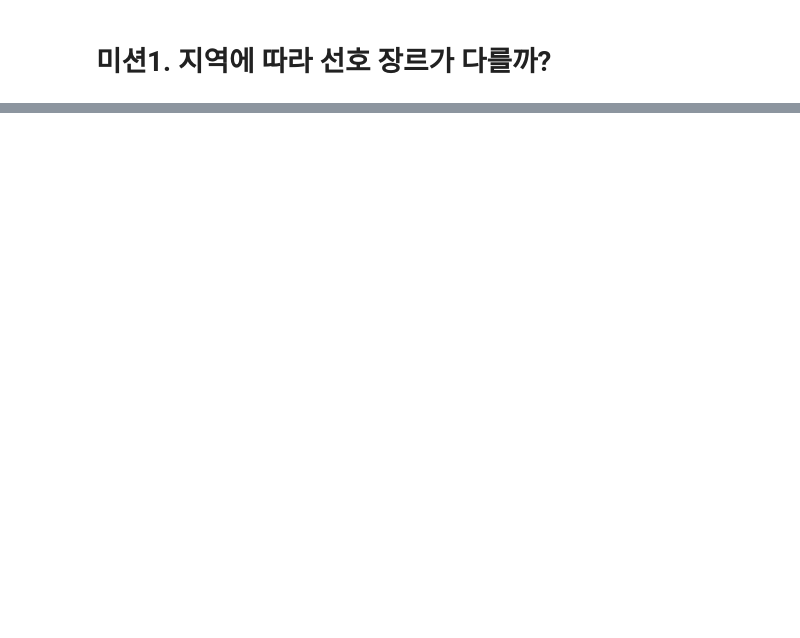
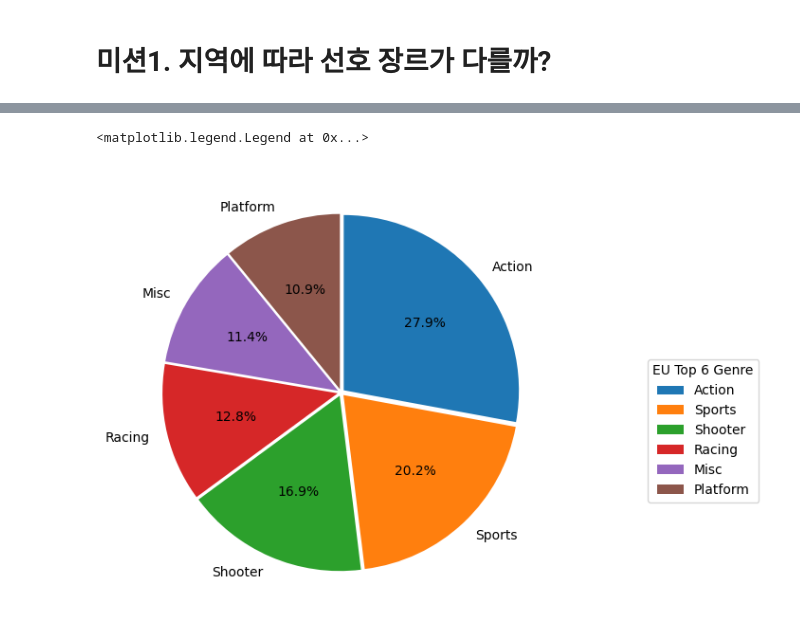
Before and after one commit to dhwan-dj/AIB16_Section1-project, a Jupyter notebook: S1_PJT_AI_16_김동환.ipynb, the cells around one changed output, grey strips where cells are left out. Drawn from its saved outputs; the diff is of its cells as text; code cells hidden in the pictures; blank space fills up the shorter version.

```diff
--- a/S1_PJT_AI_16_김동환.ipynb
+++ b/S1_PJT_AI_16_김동환.ipynb
@@ -559,0 +590,16 @@ groupby_genre_sum
+# %%
+#다음으로 EU의 선호장르.
+groupby_genre_sum = groupby_genre_sum.sort_values(by='EU_Sales', ascending=False)
+# %%
+#Pie plot
+plt.pie(groupby_genre_sum.iloc[0:6,2],
+        labels = groupby_genre_sum.iloc[0:6].index,
+        autopct = '%.1f%%',
+        explode = [0.02]*6,
+        startangle = 90,
+        counterclock = False
+        )
+plt.legend(loc=(1.2,0.25), title='EU Top 6 Genre')
+# %% [output]
+<matplotlib.legend.Legend at 0x...>
+[figure, added]
```
Also changed, not shown: parts of 60 cells of this notebook.
